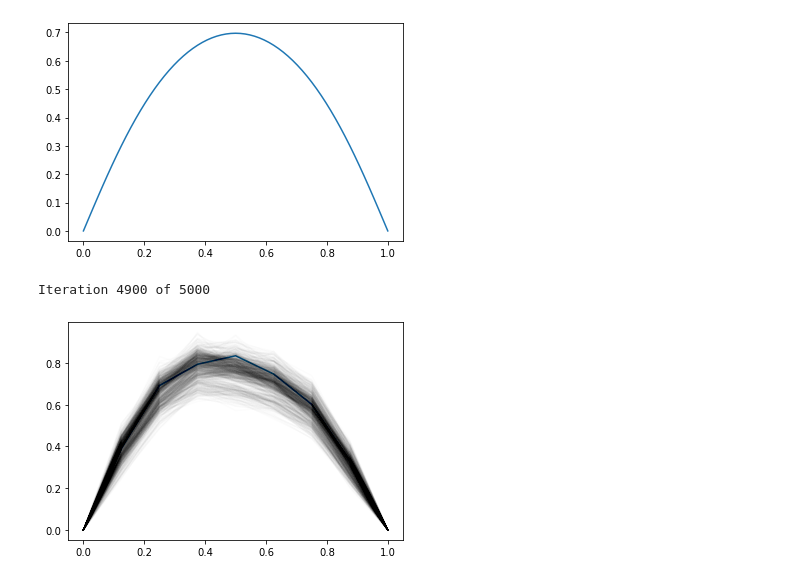
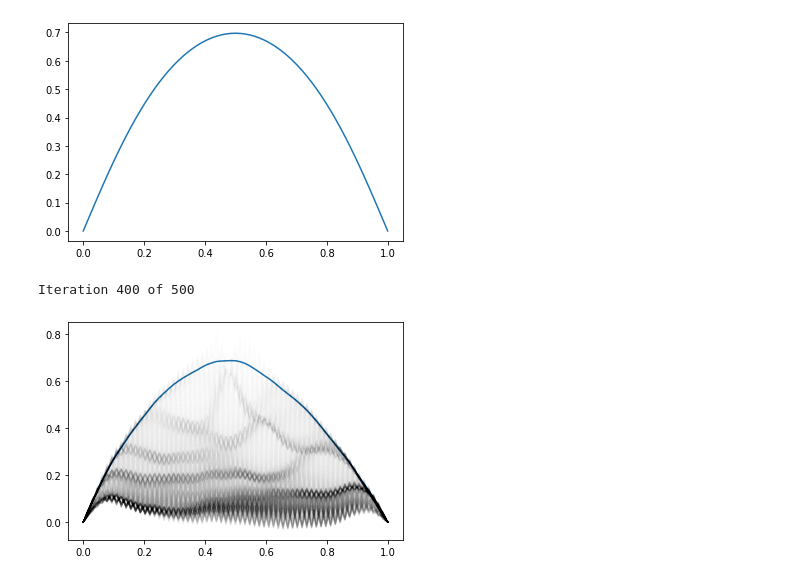
Before and after one commit to connor-duffin/ula-statfem, a Jupyter notebook: docs/methodology-week-workbook.ipynb, the cells around one changed output. Drawn from its saved outputs; the diff is of its cells as text; code cells hidden in the pictures.

```diff
--- a/docs/methodology-week-workbook.ipynb
+++ b/docs/methodology-week-workbook.ipynb
@@ -112,9 +112,9 @@ plt.show()
 # %% [output]
 [figure]
 # %%
-nx = 8
-eta = 1e-4
-n_sample = 5000
+nx = 64
+eta = 1e-7
+n_sample = 500
 
 pois = NonlinearPoisson1D(nx)
 pois.setup_G(1.)
@@ -123,18 +123,18 @@ pois.setup_pc()
 u_exact = pois.exact_sample()
 u_samples = np.zeros((pois.n_dofs, n_sample))
 
-pois.u_curr[:] = 0.
+pois.u_curr[:] = u_exact
 # %%
 for i in range(n_sample):
     if i % 100 == 0:
         print(f"\rIteration {i} of {n_sample}", end="")
-    pois.ula_step(eta)
+    pois.tulac_step(eta)
     u_samples[:, i] = pois.u_curr
 # %% [output]
-Iteration 4900 of 5000
+Iteration 400 of 500
 # %%
-plt.plot(pois.x_dofs, pois.u_curr)
+plt.plot(pois.x_dofs, u_exact)
 plt.plot(pois.x_dofs, u_samples[:, -1000:], alpha=0.01, color="black")
 plt.show()
 # %% [output]
-[figure, old version]
+[figure, new version]
```
Also changed, not shown: 1 other file.
